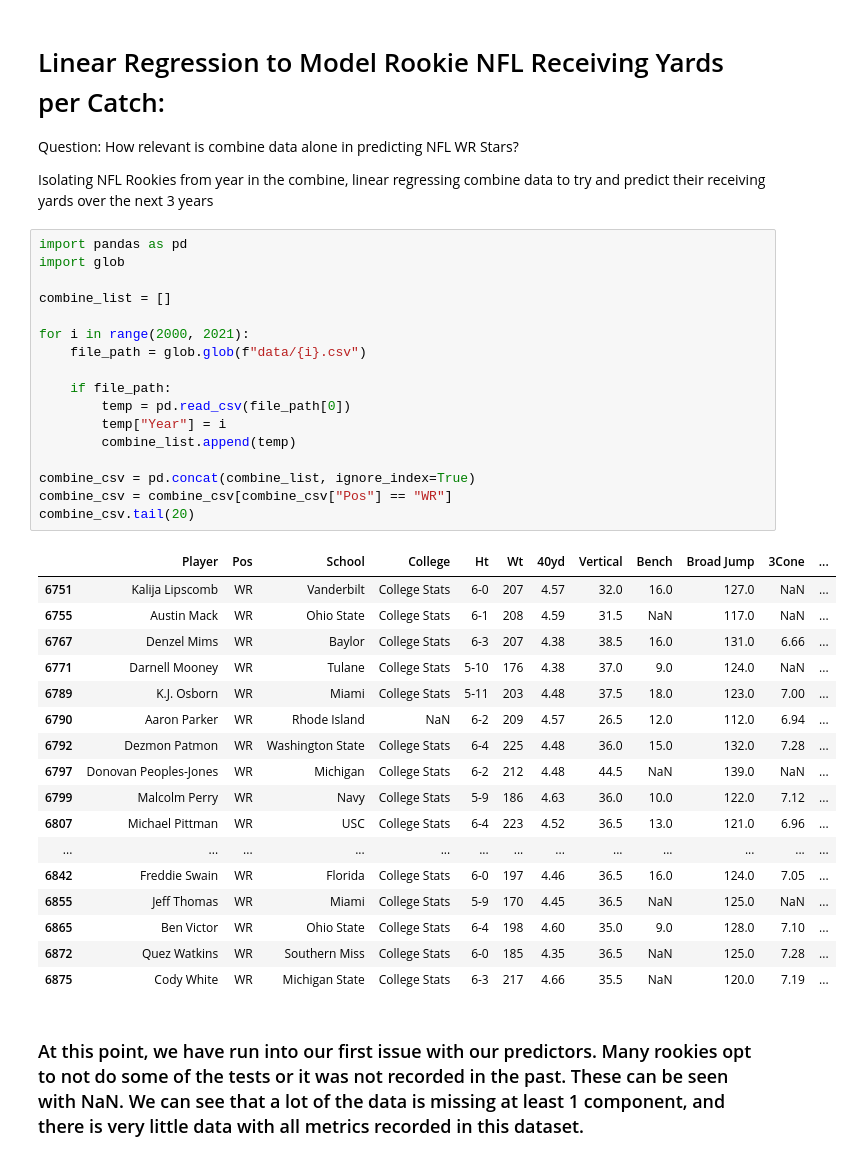
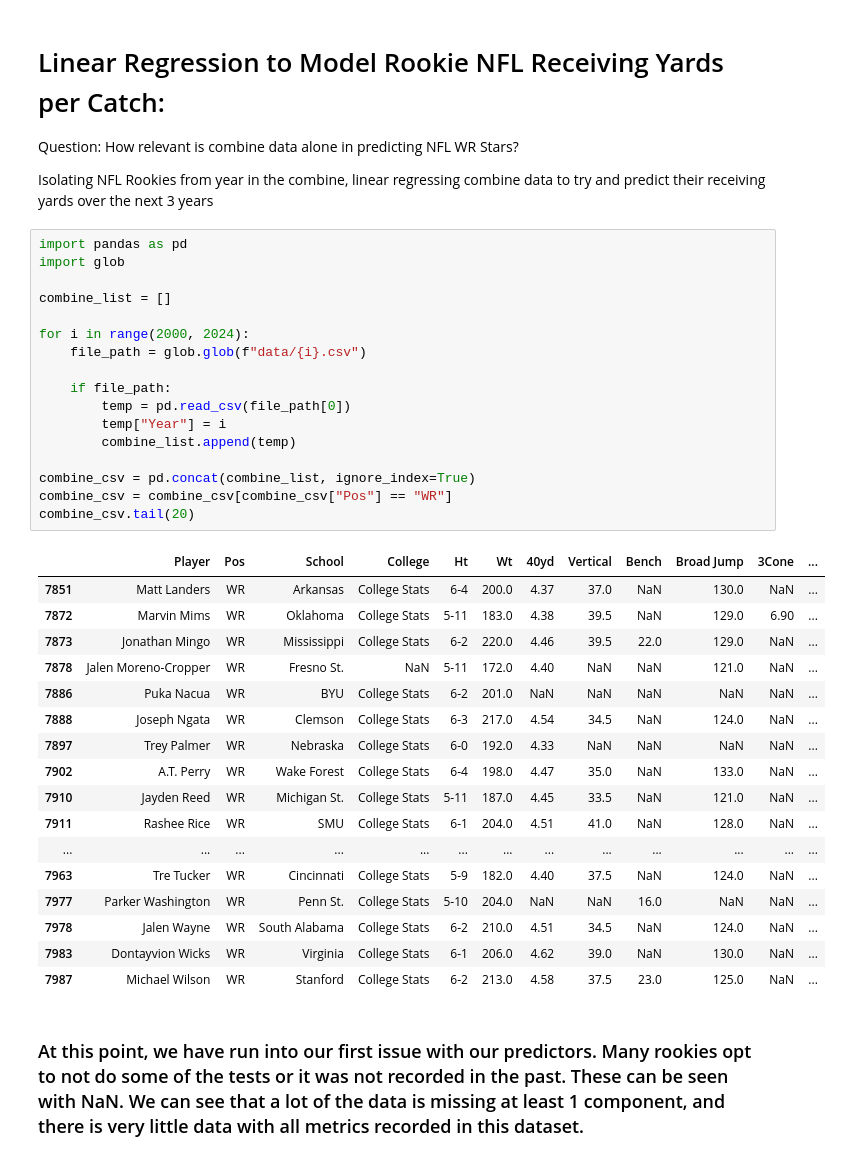
Before and after one commit to vidmt/msas-project, a Jupyter notebook: nfl_combine_analysis.ipynb, the cells around one changed output. Cells and saved outputs as stored; diff of their text form.

```diff
--- a/nfl_combine_analysis.ipynb
+++ b/nfl_combine_analysis.ipynb
@@ -94,38 +94,38 @@ Isolating NFL Rookies from year in the combine, linear regressing combine data t
 # %%
 import pandas as pd
 import glob
 
 combine_list = []
 
-for i in range(2000, 2021):
+for i in range(2000, 2024):
     file_path = glob.glob(f"data/{i}.csv")
 
     if file_path:
         temp = pd.read_csv(file_path[0])
         temp["Year"] = i
         combine_list.append(temp)
 
 combine_csv = pd.concat(combine_list, ignore_index=True)
 combine_csv = combine_csv[combine_csv["Pos"] == "WR"]
 combine_csv.tail(20)
 # %% [output]
 |  | Player | Pos | School | College | Ht | Wt | 40yd | Vertical | Bench | Broad Jump | 3Cone | ... |
-| 6751 | Kalija Lipscomb | WR | Vanderbilt | College Stats | 6-0 | 207 | 4.57 | 32.0 | 16.0 | 127.0 | NaN | ... |
-| 6755 | Austin Mack | WR | Ohio State | College Stats | 6-1 | 208 | 4.59 | 31.5 | NaN | 117.0 | NaN | ... |
-| 6767 | Denzel Mims | WR | Baylor | College Stats | 6-3 | 207 | 4.38 | 38.5 | 16.0 | 131.0 | 6.66 | ... |
-| 6771 | Darnell Mooney | WR | Tulane | College Stats | 5-10 | 176 | 4.38 | 37.0 | 9.0 | 124.0 | NaN | ... |
-| 6789 | K.J. Osborn | WR | Miami | College Stats | 5-11 | 203 | 4.48 | 37.5 | 18.0 | 123.0 | 7.00 | ... |
-| 6790 | Aaron Parker | WR | Rhode Island | NaN | 6-2 | 209 | 4.57 | 26.5 | 12.0 | 112.0 | 6.94 | ... |
-| 6792 | Dezmon Patmon | WR | Washington State | College Stats | 6-4 | 225 | 4.48 | 36.0 | 15.0 | 132.0 | 7.28 | ... |
-| 6797 | Donovan Peoples-Jones | WR | Michigan | College Stats | 6-2 | 212 | 4.48 | 44.5 | NaN | 139.0 | NaN | ... |
-| 6799 | Malcolm Perry | WR | Navy | College Stats | 5-9 | 186 | 4.63 | 36.0 | 10.0 | 122.0 | 7.12 | ... |
-| 6807 | Michael Pittman | WR | USC | College Stats | 6-4 | 223 | 4.52 | 36.5 | 13.0 | 121.0 | 6.96 | ... |
+| 7851 | Matt Landers | WR | Arkansas | College Stats | 6-4 | 200.0 | 4.37 | 37.0 | NaN | 130.0 | NaN | ... |
+| 7872 | Marvin Mims | WR | Oklahoma | College Stats | 5-11 | 183.0 | 4.38 | 39.5 | NaN | 129.0 | 6.90 | ... |
+| 7873 | Jonathan Mingo | WR | Mississippi | College Stats | 6-2 | 220.0 | 4.46 | 39.5 | 22.0 | 129.0 | NaN | ... |
+| 7878 | Jalen Moreno-Cropper | WR | Fresno St. | NaN | 5-11 | 172.0 | 4.40 | NaN | NaN | 121.0 | NaN | ... |
+| 7886 | Puka Nacua | WR | BYU | College Stats | 6-2 | 201.0 | NaN | NaN | NaN | NaN | NaN | ... |
+| 7888 | Joseph Ngata | WR | Clemson | College Stats | 6-3 | 217.0 | 4.54 | 34.5 | NaN | 124.0 | NaN | ... |
+| 7897 | Trey Palmer | WR | Nebraska | College Stats | 6-0 | 192.0 | 4.33 | NaN | NaN | NaN | NaN | ... |
+| 7902 | A.T. Perry | WR | Wake Forest | College Stats | 6-4 | 198.0 | 4.47 | 35.0 | NaN | 133.0 | NaN | ... |
+| 7910 | Jayden Reed | WR | Michigan St. | College Stats | 5-11 | 187.0 | 4.45 | 33.5 | NaN | 121.0 | NaN | ... |
+| 7911 | Rashee Rice | WR | SMU | College Stats | 6-1 | 204.0 | 4.51 | 41.0 | NaN | 128.0 | NaN | ... |
 | ... | ... | ... | ... | ... | ... | ... | ... | ... | ... | ... | ... | ... |
-| 6842 | Freddie Swain | WR | Florida | College Stats | 6-0 | 197 | 4.46 | 36.5 | 16.0 | 124.0 | 7.05 | ... |
-| 6855 | Jeff Thomas | WR | Miami | College Stats | 5-9 | 170 | 4.45 | 36.5 | NaN | 125.0 | NaN | ... |
-| 6865 | Ben Victor | WR | Ohio State | College Stats | 6-4 | 198 | 4.60 | 35.0 | 9.0 | 128.0 | 7.10 | ... |
-| 6872 | Quez Watkins | WR | Southern Miss | College Stats | 6-0 | 185 | 4.35 | 36.5 | NaN | 125.0 | 7.28 | ... |
-| 6875 | Cody White | WR | Michigan State | College Stats | 6-3 | 217 | 4.66 | 35.5 | NaN | 120.0 | 7.19 | ... |
+| 7963 | Tre Tucker | WR | Cincinnati | College Stats | 5-9 | 182.0 | 4.40 | 37.5 | NaN | 124.0 | NaN | ... |
+| 7977 | Parker Washington | WR | Penn St. | College Stats | 5-10 | 204.0 | NaN | NaN | 16.0 | NaN | NaN | ... |
+| 7978 | Jalen Wayne | WR | South Alabama | College Stats | 6-2 | 210.0 | 4.51 | 34.5 | NaN | 124.0 | NaN | ... |
+| 7983 | Dontayvion Wicks | WR | Virginia | College Stats | 6-1 | 206.0 | 4.62 | 39.0 | NaN | 130.0 | NaN | ... |
+| 7987 | Michael Wilson | WR | Stanford | College Stats | 6-2 | 213.0 | 4.58 | 37.5 | 23.0 | 125.0 | NaN | ... |
 # %% [markdown]
 ### At this point, we have run into our first issue with our predictors. Many rookies opt to not do some of the tests or it was not recorded in the past. These can be seen with NaN. We can see that a lot of the data is missing at least 1 component, and there is very little data with all metrics recorded in this dataset.
 # %%
```
Also changed, not shown: parts of 6 cells of this notebook, 3 other files.
